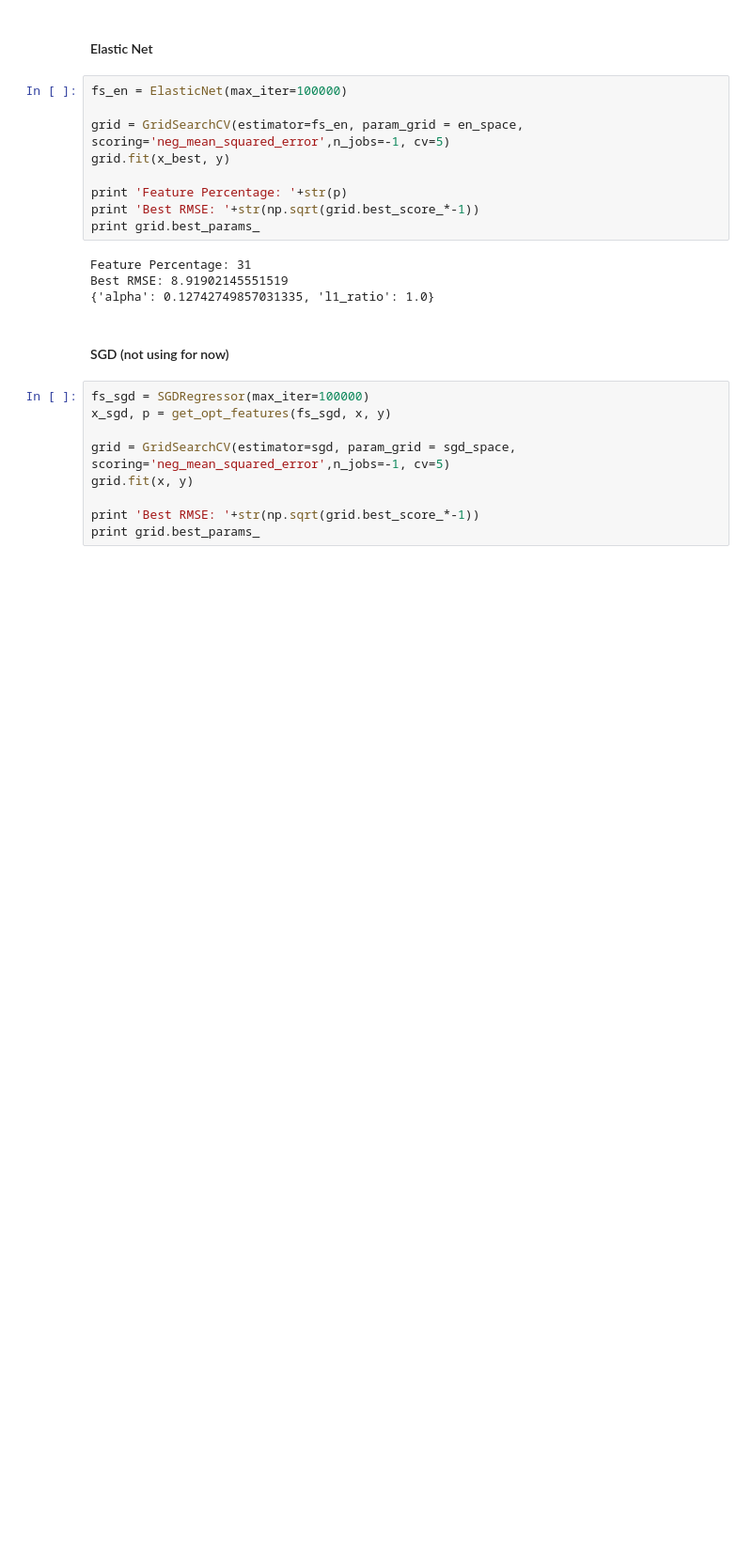
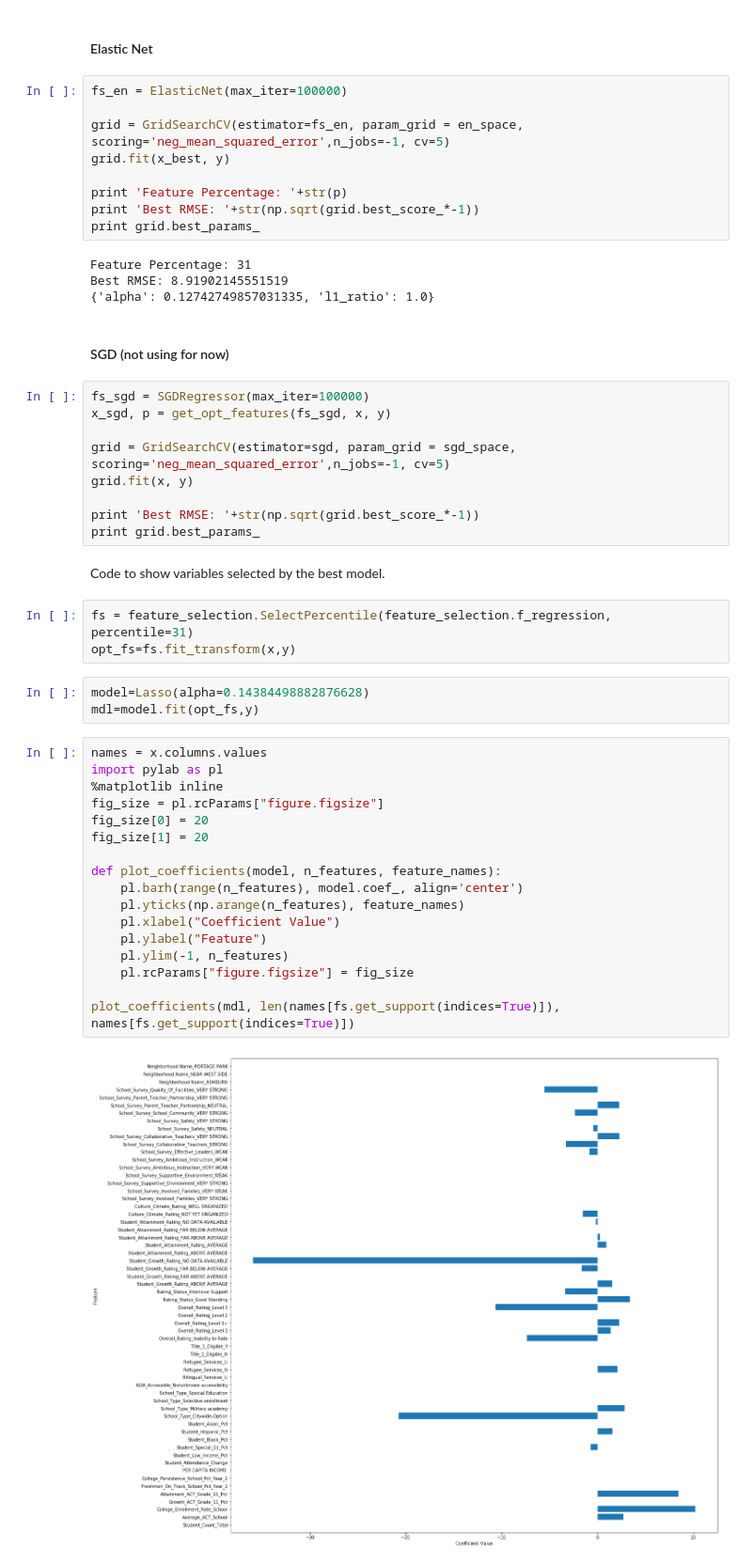
Before and after one commit to jmatune/csc478-project, a Jupyter notebook: Regression - JM.ipynb, the cells around one changed output. Shown: that part at 94% size. Drawn from its saved outputs; the diff is of its cells as text; blank space fills up the shorter version.

Commit message:
Added visual in Regression-JM and word doc with write-up

```diff
--- a/Regression - JM.ipynb
+++ b/Regression - JM.ipynb
@@ -196,3 +196,30 @@ grid.fit(x, y)
 
 print 'Best RMSE: '+str(np.sqrt(grid.best_score_*-1))
 print grid.best_params_
+# %% [markdown]
+Code to show variables selected by the best model.
+# %%
+fs = feature_selection.SelectPercentile(feature_selection.f_regression, percentile=31)
+opt_fs=fs.fit_transform(x,y)
+# %%
+model=Lasso(alpha=0.14384498882876628)
+mdl=model.fit(opt_fs,y)
+# %%
+names = x.columns.values
+import pylab as pl
+%matplotlib inline
+fig_size = pl.rcParams["figure.figsize"]
+fig_size[0] = 20
+fig_size[1] = 20
+
+def plot_coefficients(model, n_features, feature_names):
+    pl.barh(range(n_features), model.coef_, align='center')
+    pl.yticks(np.arange(n_features), feature_names)
+    pl.xlabel("Coefficient Value")
+    pl.ylabel("Feature")
+    pl.ylim(-1, n_features)
+    pl.rcParams["figure.figsize"] = fig_size
+
+plot_coefficients(mdl, len(names[fs.get_support(indices=True)]), names[fs.get_support(indices=True)])
+# %% [output]
+[figure, added]
```
Also changed, not shown: parts of 4 cells of this notebook, 1 other file.
